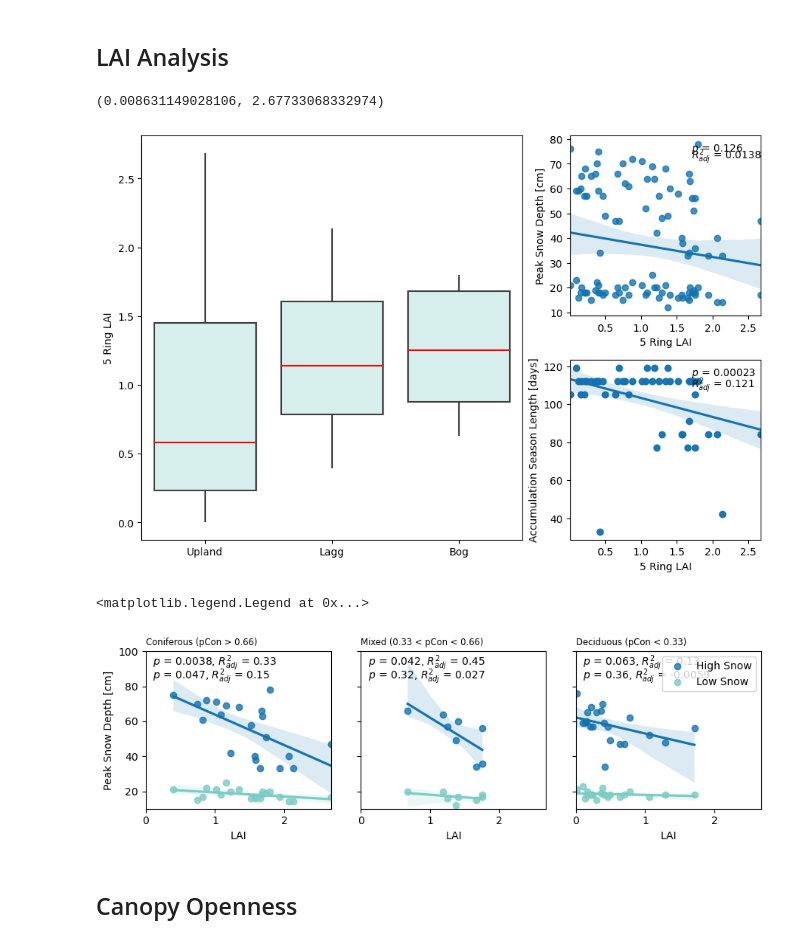
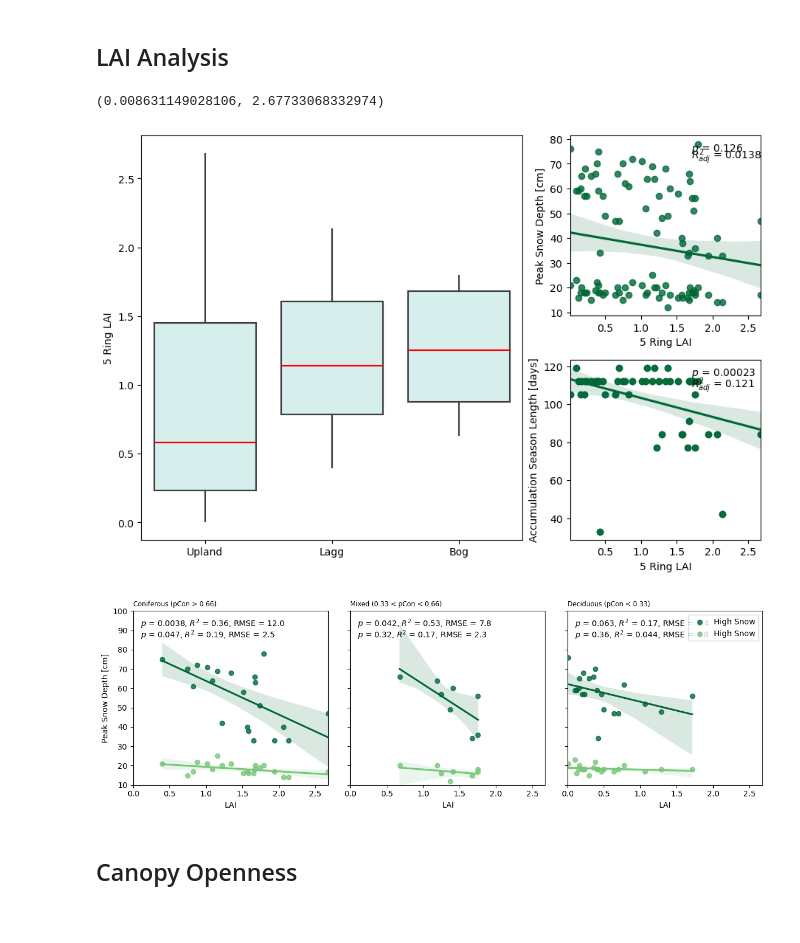
Before and after one commit to mwdjones/forest-canopy-model, a Jupyter notebook: 02_canopycontrols.ipynb, the cells around one changed output. Saved outputs shown, nothing was run; the diff lists cells and outputs as text; code cells hidden in the pictures.

Commit message:
figures for paper

```diff
--- a/02_canopycontrols.ipynb
+++ b/02_canopycontrols.ipynb
@@ -32,8 +33,9 @@ Using `tqdm.autonotebook.tqdm` in notebook mode. Use `tqdm.tqdm` instead to forc
 # %%
 '''Import Data Links'''
 import_path = "./data/original-data/"
+paper_savepath = "./figures/Paper/"
 # %%
 '''Colors'''
-pal = sns.color_palette('GnBu', 5)
+pal = sns.color_palette(["#ffffcc", "#c2e699", "#78c679", "#31a354", "#006837"], 5, as_cmap= True)
 pal
 # %% [output]
@@ -309,76 +307,57 @@ ax3.set_xlabel('5 Ring LAI')
 ax3.set_ylabel('Accumulation Season Length [days]')
 ax3.set_xlim(min(meltData.lai5ring), max(meltData.lai5ring))
 
-#plt.savefig(fig_savepath + 'laicorplot_boxplot.pdf', bbox_inches = 'tight')
+#plt.savefig(paper_savepath + 'laicorplot_boxplot.pdf', bbox_inches = 'tight')
 # %% [output]
 (0.008631149028106, 2.67733068332974)
-[figure, old version]
+[figure, new version]
 # %%
 #Prep Data
 bins = list(np.linspace(np.nanmin(peakData.pCon), np.nanmax(peakData.pCon), 4))
 labels = ['Dense Deciduous', 'Mixed', 'Dense Coniferous']
 peakData['Bin'] = pd.cut(peakData['pCon'], include_lowest = True, bins = bins, labels = labels)
 
+#Plotting function
+def plotLAICovertype(data, ax, color, xlab, ylab):
+    sns.regplot(data = data, x = 'lai5ring', y = 'maxDepth',
+                ax = ax,
+                color = color,
+                label = 'High Snow')
+    mod = smf.ols('maxDepth ~ lai5ring', data = data).fit()
+    ax.text(xlab, ylab, r'$ p $ = ' + str(round_sig(mod.pvalues.lai5ring, 2)) + r', $ R^2 $ = ' + str(round_sig(mod.rsquared, 2)) + ', RMSE = ' + str(round_sig(sqrt(np.sum((mod.resid)**2)/(len(mod.resid))), 2)))
+
 #Plot
-fig, [ax1, ax2, ax3] = plt.subplots(1, 3, figsize = (9, 3),
+fig, [ax1, ax2, ax3] = plt.subplots(1, 3, figsize = (12, 4),
                                     sharex = True,
                                     sharey = True,
                                     layout = 'tight')
 
-sns.regplot(data = peakData[(peakData.Bin == 'Dense Coniferous') & (peakData.SYear == 2023)], x = 'lai5ring', y = 'maxDepth',
-            ax = ax1,
-            color = pal[4],
-            label = 'High Snow')
-sns.regplot(data = peakData[(peakData.Bin == 'Dense Coniferous') & (peakData.SYear == 2024)], x = 'lai5ring', y = 'maxDepth',
-            ax = ax1,
-            color = pal[2],
-            label = 'Low Snow')
-resultsDenseCon_high = smf.ols('maxDepth ~ lai5ring', data = peakData[(peakData.Bin == 'Dense Coniferous') & (peakData.SYear == 2023)]).fit()
-resultsDenseCon_low = smf.ols('maxDepth ~ lai5ring', data = peakData[(peakData.Bin == 'Dense Coniferous') & (peakData.SYear == 2024)]).fit()
-ax1.text(0.1, 92, r'$ p $ = ' + str(round_sig(resultsDenseCon_high.pvalues.lai5ring, 2)) + r', $ R_{adj}^2 $ = ' + str(round_sig(resultsDenseCon_high.rsquared_adj, 2)))
-ax1.text(0.1, 84, r'$ p $ = ' + str(round_sig(resultsDenseCon_low.pvalues.lai5ring, 2)) + r', $ R_{adj}^2 $ = ' + str(round_sig(resultsDenseCon_low.rsquared_adj, 2)))
+
+plotLAICovertype(peakData[(peakData.Bin == 'Dense Coniferous') & (peakData.SYear == 2023)], ax1, pal[4], 0.1, 92)
+plotLAICovertype(peakData[(peakData.Bin == 'Dense Coniferous') & (peakData.SYear == 2024)], ax1, pal[2], 0.1, 86)
 ax1.set_title('Coniferous (pCon > 0.66)', fontsize='small', loc='left')
 ax1.set_ylabel('Peak Snow Depth [cm]')
 ax1.set_xlabel('LAI')
 
-sns.regplot(data = peakData[(peakData.Bin == 'Mixed') & (peakData.SYear == 2023)], x = 'lai5ring', y = 'maxDepth',
-            ax = ax2,
-            color = pal[4])
-sns.regplot(data = peakData[(peakData.Bin == 'Mixed') & (peakData.SYear == 2024)], x = 'lai5ring', y = 'maxDepth',
-            ax = ax2,
-            color = pal[2])
-resultsMixed_high = smf.ols('maxDepth ~ lai5ring', data = peakData[(peakData.Bin == 'Mixed') & (peakData.SYear == 2023)]).fit()
-resultsMixed_low = smf.ols('maxDepth ~ lai5ring', data = peakData[(peakData.Bin == 'Mixed') & (peakData.SYear == 2024)]).fit()
-ax2.text(0.1, 92, r'$ p $ = ' + str(round_sig(resultsMixed_high.pvalues.lai5ring, 2)) + r', $ R_{adj}^2 $ = ' + str(round_sig(resultsMixed_high.rsquared_adj, 2)))
-ax2.text(0.1, 84, r'$ p $ = ' + str(round_sig(resultsMixed_low.pvalues.lai5ring, 2)) + r', $ R_{adj}^2 $ = ' + str(round_sig(resultsMixed_low.rsquared_adj, 2)))
+plotLAICovertype(peakData[(peakData.Bin == 'Mixed') & (peakData.SYear == 2023)], ax2, pal[4], 0.1, 92)
+plotLAICovertype(peakData[(peakData.Bin == 'Mixed') & (peakData.SYear == 2024)], ax2, pal[2], 0.1, 86)
 ax2.set_title('Mixed (0.33 < pCon < 0.66)', fontsize='small', loc='left')
 ax2.set_ylabel(' ')
 ax2.set_xlabel('LAI')
 
-sns.regplot(data = peakData[(peakData.Bin == 'Dense Deciduous') & (peakData.SYear == 2023)], x = 'lai5ring', y = 'maxDepth',
-            ax = ax3,
-            color = pal[4],
-            label = 'High Snow')
-sns.regplot(data = peakData[(peakData.Bin == 'Dense Deciduous') & (peakData.SYear == 2024)], x = 'lai5ring', y = 'maxDepth',
-            ax = ax3,
-            color = pal[2],
-            label = 'Low Snow')
-resultsDenseDec_high = smf.ols('maxDepth ~ lai5ring', data = peakData[(peakData.Bin == 'Dense Deciduous') & (peakData.SYear == 2023)]).fit()
-resultsDenseDec_low = smf.ols('maxDepth ~ lai5ring', data = peakData[(peakData.Bin == 'Dense Deciduous') & (peakData.SYear == 2024)]).fit()
-ax3.text(0.1, 92, r'$ p $ = ' + str(round_sig(resultsDenseDec_high.pvalues.lai5ring, 2)) + r', $ R_{adj}^2 $ = ' + str(round_sig(resultsDenseDec_high.rsquared_adj, 2)))
-ax3.text(0.1, 84, r'$ p $ = ' + str(round_sig(resultsDenseDec_low.pvalues.lai5ring, 2)) + r', $ R_{adj}^2 $ = ' + str(round_sig(resultsDenseDec_low.rsquared_adj, 2)))
+plotLAICovertype(peakData[(peakData.Bin == 'Dense Deciduous') & (peakData.SYear == 2023)], ax3, pal[4], 0.1, 92)
+plotLAICovertype(peakData[(peakData.Bin == 'Dense Deciduous') & (peakData.SYear == 2024)], ax3, pal[2], 0.1, 86)
 ax3.set_title('Deciduous (pCon < 0.33)', fontsize='small', loc='left')
 ax3.set_ylabel(' ')
 ax3.set_xlabel('LAI')
 
 ax1.set_xlim(0, max(peakData.lai5ring))
 ax1.set_ylim(10, 100)
 ax3.legend(bbox_to_anchor = (1, 1))
 
-#plt.savefig(fig_savepath + 'covertype_lairegression.pdf')
+plt.savefig(paper_savepath + 'covertype_lairegression.pdf')
 # %% [output]
-<matplotlib.legend.Legend at 0x...>
-[figure, old version]
+[figure, new version]
 # %% [markdown]
 ## Canopy Openness
 # %%
```
Also changed, not shown: parts of 41 cells of this notebook, 19 other files.
